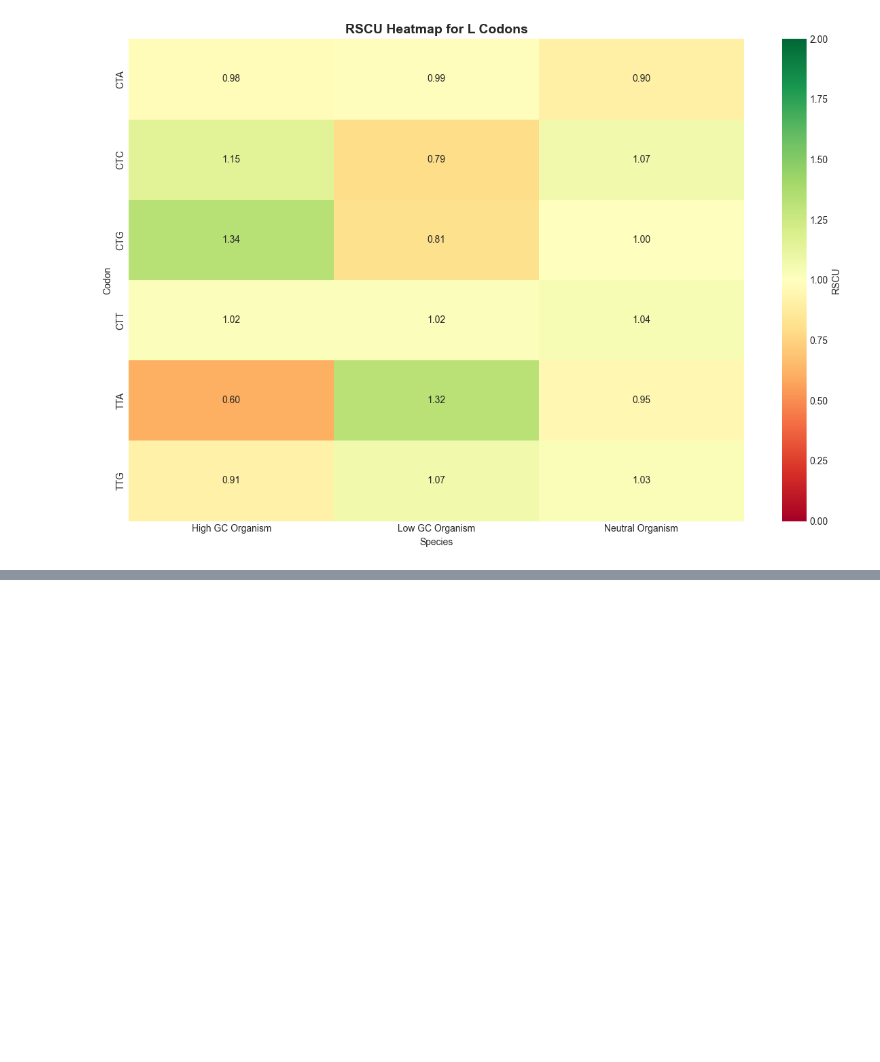
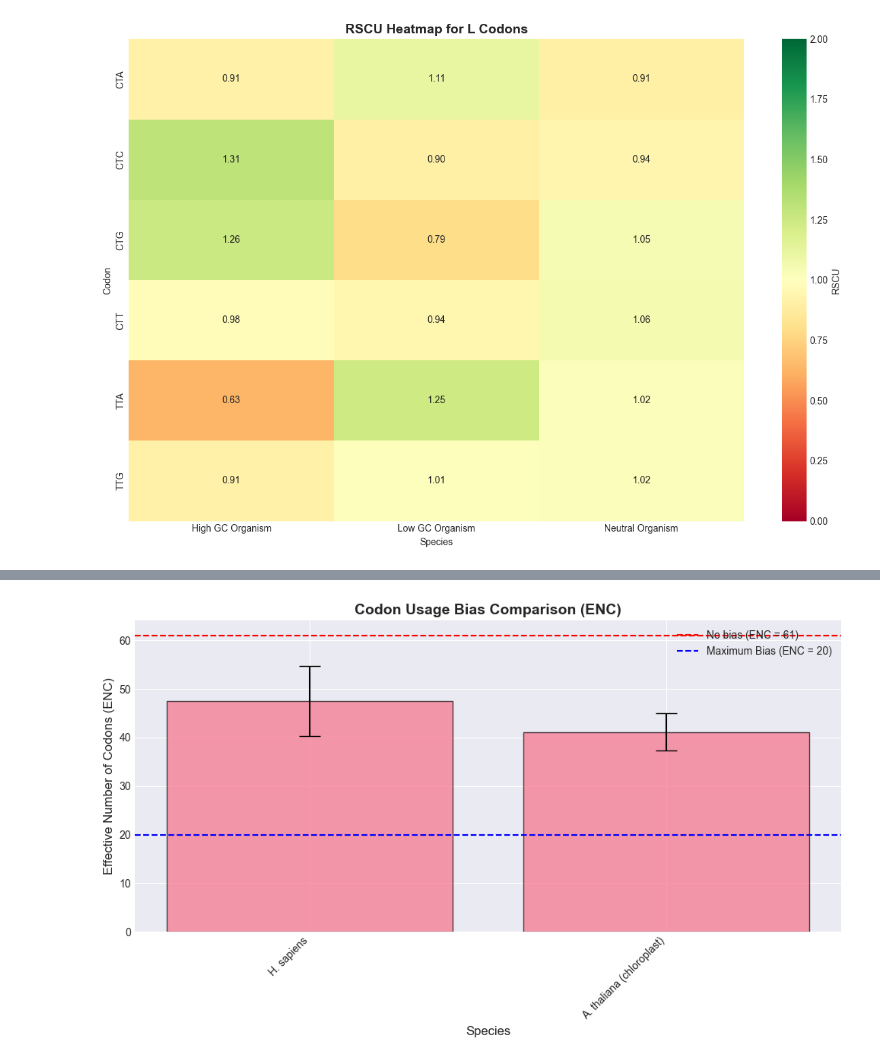
Before and after one commit to Shresht7/BioPy, a Jupyter notebook: Projects/00_Codon_Usage_Bias_Analysis/Codon_Usage_Bias_Analysis_Across_Species.ipynb, the cells around one changed output, grey strips where cells are left out. Cells and saved outputs as stored; diff of their text form; code cells hidden in the pictures; blank space fills up the shorter version.

```diff
--- a/Projects/00_Codon_Usage_Bias_Analysis/Codon_Usage_Bias_Analysis_Across_Species.ipynb
+++ b/Projects/00_Codon_Usage_Bias_Analysis/Codon_Usage_Bias_Analysis_Across_Species.ipynb
@@ -547,0 +736,2 @@ See the caveats in the documentation: https://pandas.pydata.org/pandas-docs/stab
+# %%
+analyzer = CodonUsageAnalyzer()
@@ -547,0 +885,12 @@ See the caveats in the documentation: https://pandas.pydata.org/pandas-docs/stab
+# %%
+# Generate comparison dataframe
+print("\n" + "=" * 70)
+print("CREATING COMPARISON DATAFRAME")
+print("=" * 70)
+comparison_df = analyzer.compare_species()
+print("\nFirst 10 rows of comparison data:")
+print(comparison_df.head(10))
+
+# Save to CSV
+comparison_df.to_csv("codon_usage_comparison.csv", index=False)
+print("\n✓ Full comparison data saved to 'codon_usage_comparison.csv'")
@@ -547,0 +972,2 @@ See the caveats in the documentation: https://pandas.pydata.org/pandas-docs/stab
+# %%
+analyzer = CodonUsageAnalyzer()
@@ -547,0 +1153,81 @@ See the caveats in the documentation: https://pandas.pydata.org/pandas-docs/stab
+# %%
+# =============================================================================
+# PERFORM COMPREHENSIVE ANALYSIS
+# =============================================================================
+
+print("\n" + "=" * 70)
+print("GENERATING VISUALIZATIONS AND STATISTICS")
+print("=" * 70)
+
+# Check if we have any species data
+if not analyzer.species_data:
+    print("\n" + "!" * 70)
+    print("ERROR: No species data was successfully loaded!")
+    print("!" * 70)
+    print("\n📝 Troubleshooting tips:")
+    print("1. Check your internet connection")
+    print("2. Verify Entrez.email is set to a valid email")
+    print("3. Try using local FASTA files instead (see OPTION 2 below)")
+    print("4. Some genes may have different nomenclature - check NCBI Gene database")
+    print("\n💡 Alternative: Download CDS FASTA files from:")
+    print("   - E. coli: https://www.ncbi.nlm.nih.gov/nuccore/NC_000913")
+    print("   - Human: https://www.ncbi.nlm.nih.gov/gene")
+    print("   - Yeast: https://www.yeastgenome.org/")
+    print("\n" + "=" * 70)
+
+else:
+    # Print summary statistics
+    analyzer.print_summary()
+
+    # Generate comparison dataframe
+    print("\n" + "=" * 70)
+    print("CREATING COMPARISON DATAFRAME")
+    print("=" * 70)
+    comparison_df = analyzer.compare_species()
+    print("\nFirst 10 rows of comparison data:")
+    print(comparison_df.head(10))
+
+    # Save to CSV
+    comparison_df.to_csv("codon_usage_comparison.csv", index=False)
+    print("\n✓ Full comparison data saved to 'codon_usage_comparison.csv'")
+
+    # =============================================================================
+    # VISUALIZATION 1: ENC Comparison
+    # =============================================================================
+
+    print("\n" + "=" * 70)
+    print("VISUALIZATION 1: ENC (Effective Number of Codons) Comparison")
+    print("=" * 70)
+    print("Interpretation:")
+    print("  • ENC close to 61 = low bias (uses all codons equally)")
+    print("  • ENC close to 20 = high bias (strong codon preference)")
+    print("  • Bacteria typically show lower ENC than eukaryotes")
+    analyzer.plot_enc_comparison()
+
+    # =============================================================================
+    # VISUALIZATION 2: RSCU Heatmap for Leucine
+    # =============================================================================
+
+    print("\n" + "=" * 70)
+    print("VISUALIZATION 2: RSCU Heatmap for Leucine (6-fold degenerate)")
+    print("=" * 70)
+    print("Interpretation:")
+    print("  • RSCU = 1.0 (green) = no bias")
+    print("  • RSCU > 1.0 (bright green) = codon used more than expected")
+    print("  • RSCU < 1.0 (yellow/red) = codon used less than expected")
+    analyzer.plot_rscu_heatmap(amino_acid='L')
+
+    # =============================================================================
+    # VISUALIZATION 3: GC Content Analysis
+    # =============================================================================
+
+    print("\n" + "=" * 70)
+    print("VISUALIZATION 3: GC Content at Codon Positions")
+    print("=" * 70)
+    print("Interpretation:")
+    print("  • GC3 (3rd position) shows most variation due to wobble pairing")
+    print("  • High GC3 often correlates with expression level")
+    print("  • GC1 and GC2 more constrained by amino acid coding")
+
+    gc_df = analyzer.plot_gc_content()
+# %% [output]
@@ -547,0 +1251 @@ See the caveats in the documentation: https://pandas.pydata.org/pandas-docs/stab
+[figure, added]
```
Also changed, not shown: parts of 22 cells of this notebook, 1 other file.
